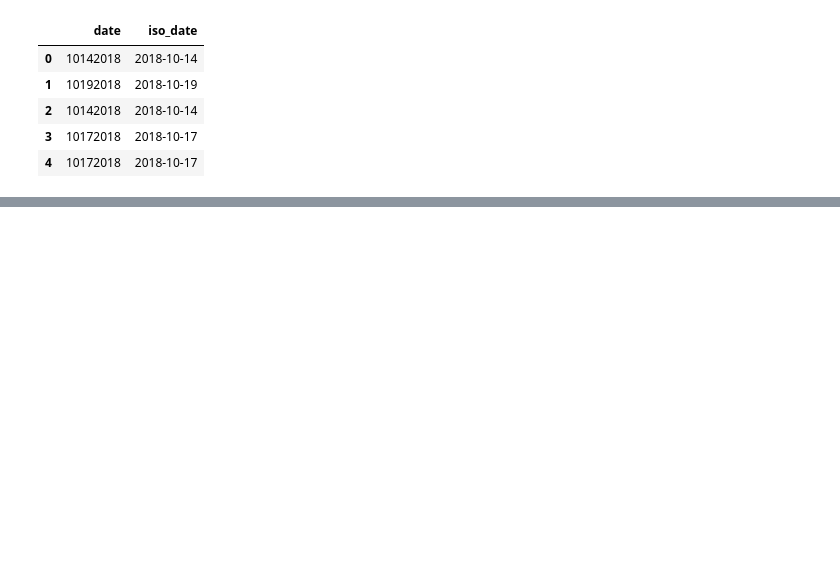
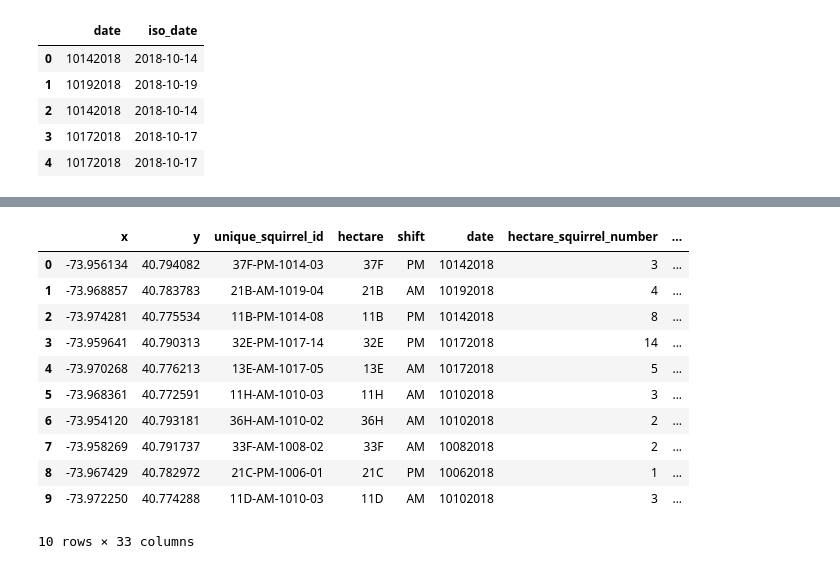
Before and after one commit to unmrds/python-intro-2026, a Jupyter notebook: 06_pandas_inspect_describe.ipynb, the cells around one changed output, grey strips where cells are left out. Saved outputs shown, nothing was run; the diff lists cells and outputs as text; code cells hidden in the pictures; blank space fills up the shorter version.

```diff
--- a/06_pandas_inspect_describe.ipynb
+++ b/06_pandas_inspect_describe.ipynb
@@ -311,0 +353,17 @@ census[['date', 'iso_date']].head()
+# %%
+# selecting rows
+# first 10 rows, all cols - [start_pos:end_pos] same as lists, also end position is up to but not including
+census[0:10]
+# %% [output]
+|  | x | y | unique_squirrel_id | hectare | shift | date | hectare_squirrel_number | ... |
+| 0 | -73.956134 | 40.794082 | 37F-PM-1014-03 | 37F | PM | 10142018 | 3 | ... |
+| 1 | -73.968857 | 40.783783 | 21B-AM-1019-04 | 21B | AM | 10192018 | 4 | ... |
+| 2 | -73.974281 | 40.775534 | 11B-PM-1014-08 | 11B | PM | 10142018 | 8 | ... |
+| 3 | -73.959641 | 40.790313 | 32E-PM-1017-14 | 32E | PM | 10172018 | 14 | ... |
+| 4 | -73.970268 | 40.776213 | 13E-AM-1017-05 | 13E | AM | 10172018 | 5 | ... |
+| 5 | -73.968361 | 40.772591 | 11H-AM-1010-03 | 11H | AM | 10102018 | 3 | ... |
+| 6 | -73.954120 | 40.793181 | 36H-AM-1010-02 | 36H | AM | 10102018 | 2 | ... |
+| 7 | -73.958269 | 40.791737 | 33F-AM-1008-02 | 33F | AM | 10082018 | 2 | ... |
+| 8 | -73.967429 | 40.782972 | 21C-PM-1006-01 | 21C | PM | 10062018 | 1 | ... |
+| 9 | -73.972250 | 40.774288 | 11D-AM-1010-03 | 11D | AM | 10102018 | 3 | ... |
+10 rows × 33 columns
```
Also changed, not shown: parts of 21 cells of this notebook.
